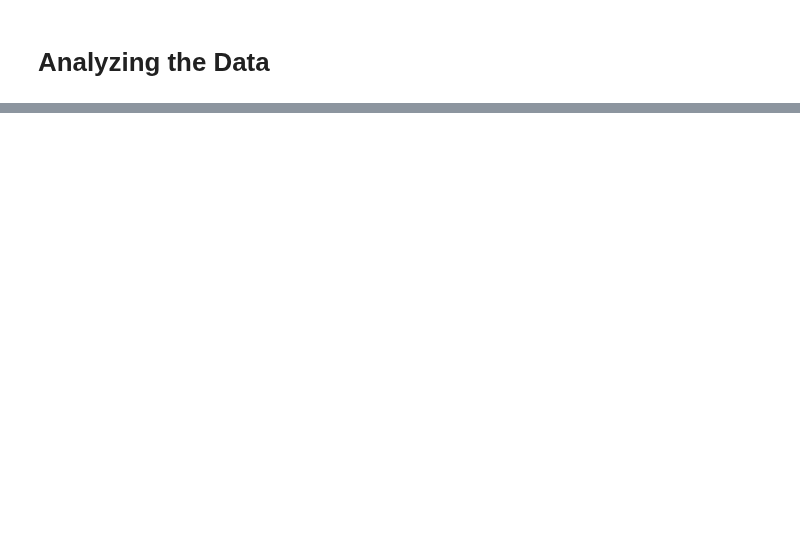
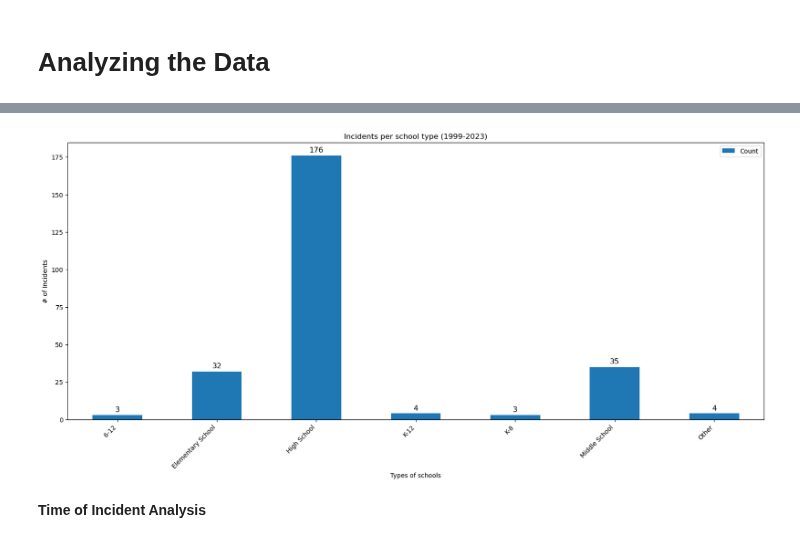
Before and after one commit to LeviEzra1/Project1_team4, a Jupyter notebook: Final_Analysis/Final_Notebook.ipynb, the cells around one changed output, grey strips where cells are left out. Saved outputs shown, nothing was run; the diff lists cells and outputs as text; code cells hidden in the pictures; blank space fills up the shorter version.

```diff
--- a/Final_Analysis/Final_Notebook.ipynb
+++ b/Final_Analysis/Final_Notebook.ipynb
@@ -293,0 +374,22 @@ NameError: name 'clean_final_merge' is not defined
+# %%
+#Map types to categories
+category_mapping = {
+    'Elementary': 'Elementary School',
+    'Elementary School': 'Elementary School',
+    'Middle': 'Middle School',
+    'Middle School': 'Middle School',
+    'High': 'High School',
+    'High School': 'High School',
+    'K-12': 'K-12',
+    '6-12': '6-12',
+    'K-8': 'K-8',
+    'Other': 'Other'
+}
+
+#Map the types to categories
+Types_df['Category'] = Types_df['Type'].map(category_mapping)
+
+#Groupby categories & display counts
+Types_results = Types_df.groupby('Category')['Count'].sum().reset_index()
+
+Types_results
@@ -293,0 +405,26 @@ NameError: name 'clean_final_merge' is not defined
+# %%
+#set 'category' as index for plotting
+Types_results.set_index('Category', inplace=True)
+
+# Create a bar chart
+ax = Types_results.plot(kind="bar", figsize=(20,8))
+
+#annotate bars with values
+for container in ax.containers:
+    ax.bar_label(container, label_type='edge', fontsize=12, padding=3)
+
+# Rotate x-axis labels
+plt.xticks(rotation=45, ha='right')
+plt.xlabel("Types of schools")
+plt.ylabel("# of Incidents")
+plt.title("Incidents per school type (1999-2023)")
+
+#save as png
+plt.savefig('Outputs/map_plot_6.png')
+
+#plot
+plt.show()
+# %% [output]
+[figure, added]
+# %% [markdown]
+__Time of Incident Analysis__
```
Also changed, not shown: parts of 37 cells of this notebook, 10 other files.
